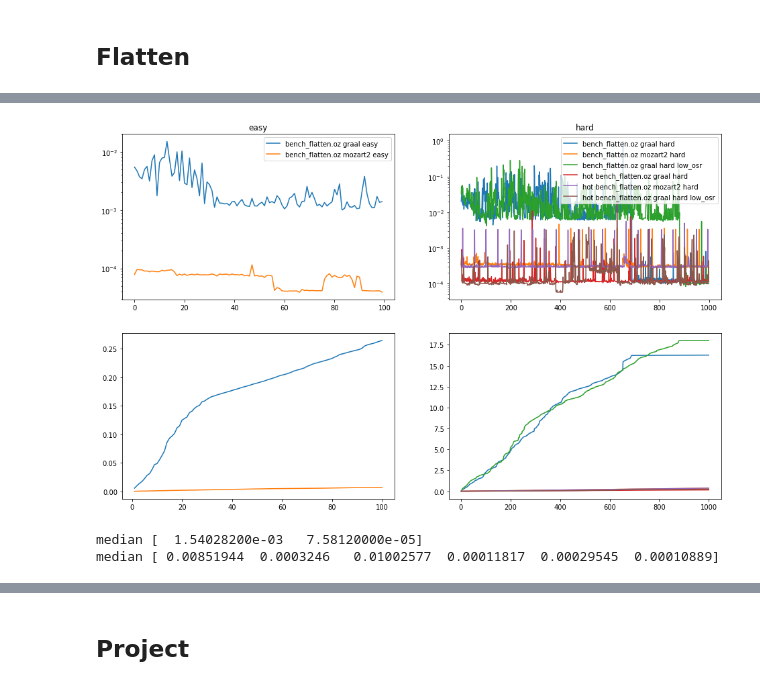
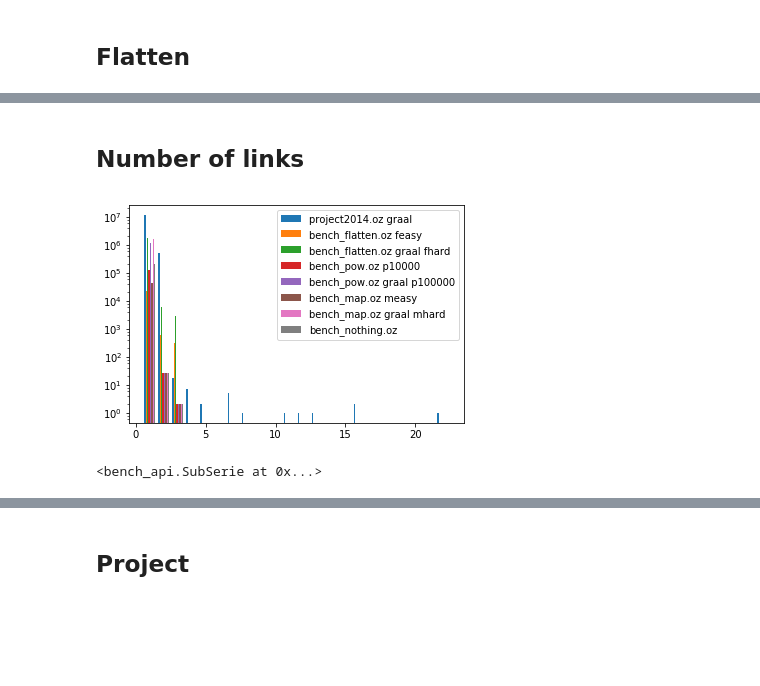
Before and after one commit to mistasse/mozart-graal-benchmarking, a Jupyter notebook: notebook.ipynb, the cells around one changed output, grey strips where cells are left out. Cells and saved outputs as stored; diff of their text form; code cells hidden in the pictures; blank space fills up the shorter version.

Commit message:
Add variable counting benchmark

```diff
--- a/notebook.ipynb
+++ b/notebook.ipynb
@@ -90,21 +91,10 @@ median [ 0.00015664  0.0003176   0.00013421  0.00012368  0.0002952   0.00011175]
-# %%
-medium()
-
-flatten_easy, flatten_hard = Serie("flatten")["easy", ("hard", "hard_hot")]
-
-#flatten_hard = flatten_hard[0]
-flatten_hard = merge(flatten_hard, ["{}", "hot {}"])
-
-flatten_easy.sub(221, title="easy").plot()
-flatten_easy.sub(223).prog(legend=None)
-
-flatten_hard.sub(222, title="hard").plot(legend=0)
-flatten_hard.sub(224).prog(legend=None)
-plt.show()
-
-print("median", flatten_easy.agg(np.median))
-print("median", flatten_hard.agg(np.median))
-# %% [output]
-[figure, removed]
-median [  1.54028200e-03   7.58120000e-05]
-median [ 0.00851944  0.0003246   0.01002577  0.00011817  0.00029545  0.00010889]
+# %% [markdown]
+## Number of links
+# %%
+small()
+
+nlinks = Serie("nlinks").get("nlinks", conv=asis)
+nlinks.hist().show()
+# %% [output]
+[figure, added]
+<bench_api.SubSerie at 0x...>
```
Also changed, not shown: parts of 6 cells of this notebook, 11 other files.
